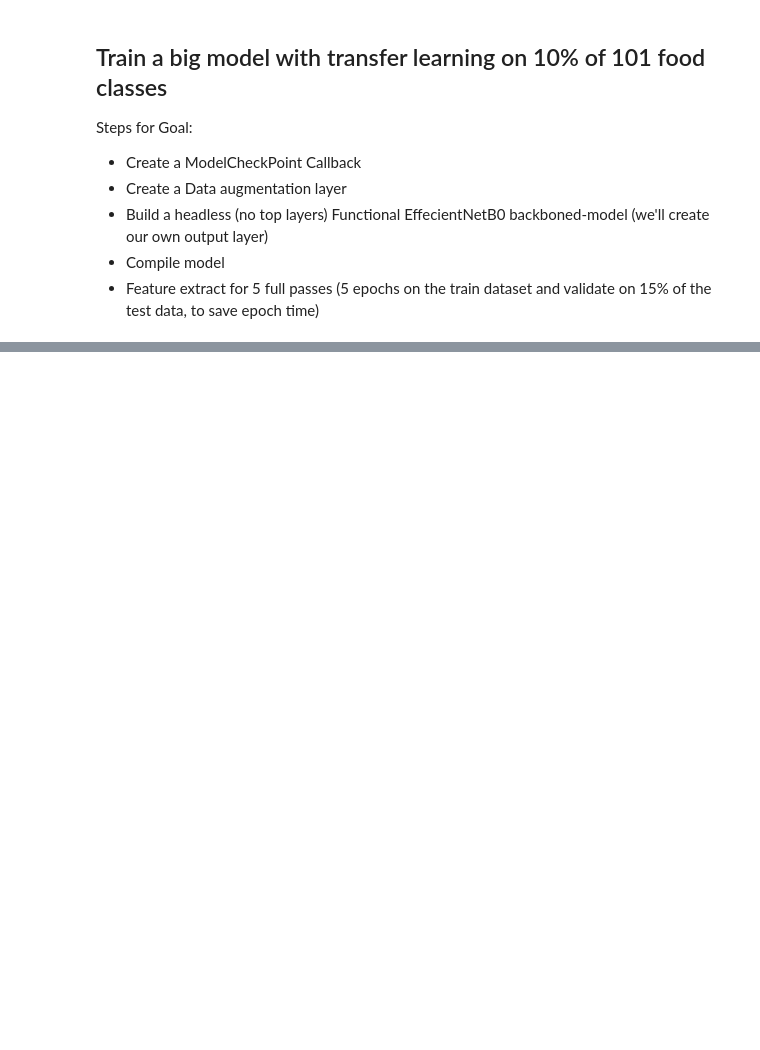
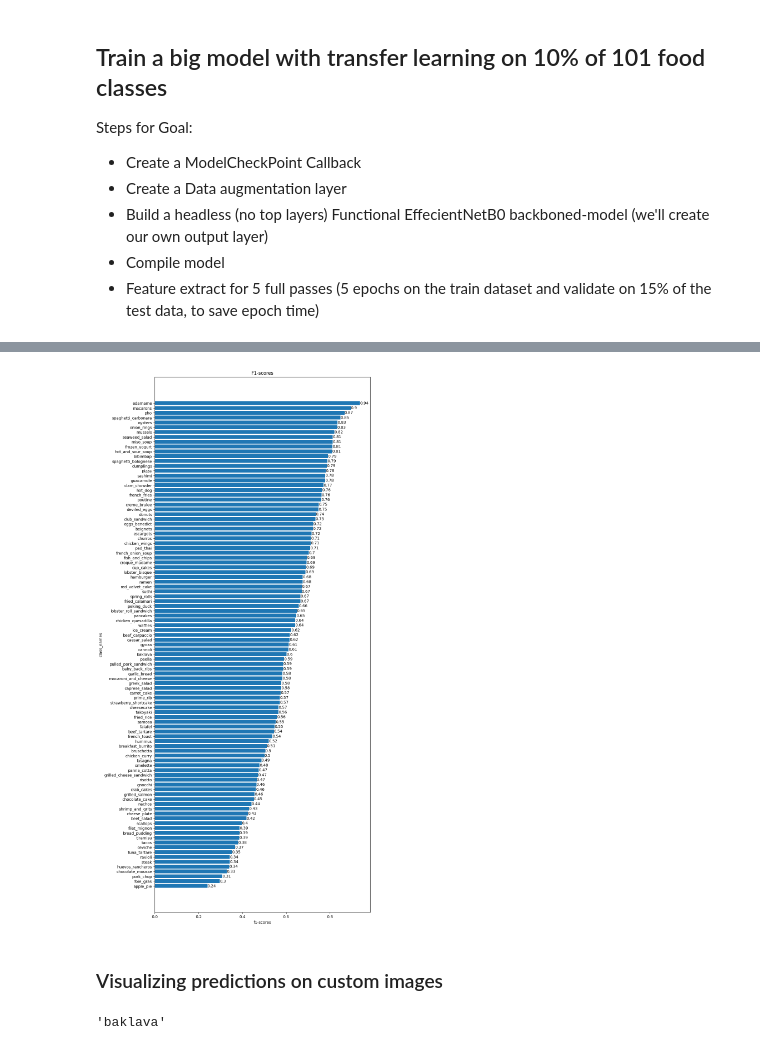
Before and after one commit to Meta-c/Tensorflow-Certificate-preparation, a Jupyter notebook: 06_transfer_learning_scaling_up.ipynb, the cells around one changed output, grey strips where cells are left out. Drawn from its saved outputs; the diff is of its cells as text; code cells hidden in the pictures; blank space fills up the shorter version.

```diff
--- a/06_transfer_learning_scaling_up.ipynb
+++ b/06_transfer_learning_scaling_up.ipynb
@@ -129,0 +346,6 @@ Epoch 5: val_accuracy did not improve from 0.54582
+# %%
+# get Dictionary of the classification report
+
+classification_report_dict=classification_report(y_labels,y_preds,output_dict=True)
+
+classification_report_dict
@@ -129,0 +372,12 @@ Epoch 5: val_accuracy did not improve from 0.54582
+# %%
+# Create empty dictionary
+class_f1_scores={}
+# Loop through classification report dictionary
+for k,v in classification_report_dict.items():
+    if k == "accuracy":
+        break
+    else:
+        # Add class names and f1-scores to new dictionary
+        class_f1_scores[class_names[int(k)]]=v["f1-score"]
+
+class_f1_scores
@@ -129,0 +402,7 @@ Epoch 5: val_accuracy did not improve from 0.54582
+# %%
+# Turn f1-scores into dataframe for visualization
+
+f1_scores=pd.DataFrame({"class_names":list(class_f1_scores.keys()),
+                        "f1-score":list(class_f1_scores.values())}).sort_values("f1-score",ascending=False)
+
+f1_scores[:10]
@@ -129,0 +421,28 @@ Epoch 5: val_accuracy did not improve from 0.54582
+# %%
+# plot the horizontal bar chart
+fig, ax = plt.subplots(figsize=(10,25))
+bars=ax.barh(y=f1_scores['class_names'], width=f1_scores['f1-score'])
+
+# add the values to the end of each bar
+for bar in bars:
+    value = bar.get_width()
+    ax.text(value, bar.get_y() + bar.get_height() / 2, f'{value.round(2)}', ha='left', va='center')
+
+
+
+
+# set the plot title and axis labels
+ax.set_title('F1-scores')
+ax.set_xlabel('f1-scores')
+ax.set_ylabel('class_names')
+ax.invert_yaxis()
+# display the plot
+plt.show()
+# %% [output]
+[figure, added]
+# %% [markdown]
+### Visualizing predictions on custom images
+# %%
+class_names[2]
+# %% [output]
+'baklava'
```
Also changed, not shown: parts of 35 cells of this notebook, 20 other files.
